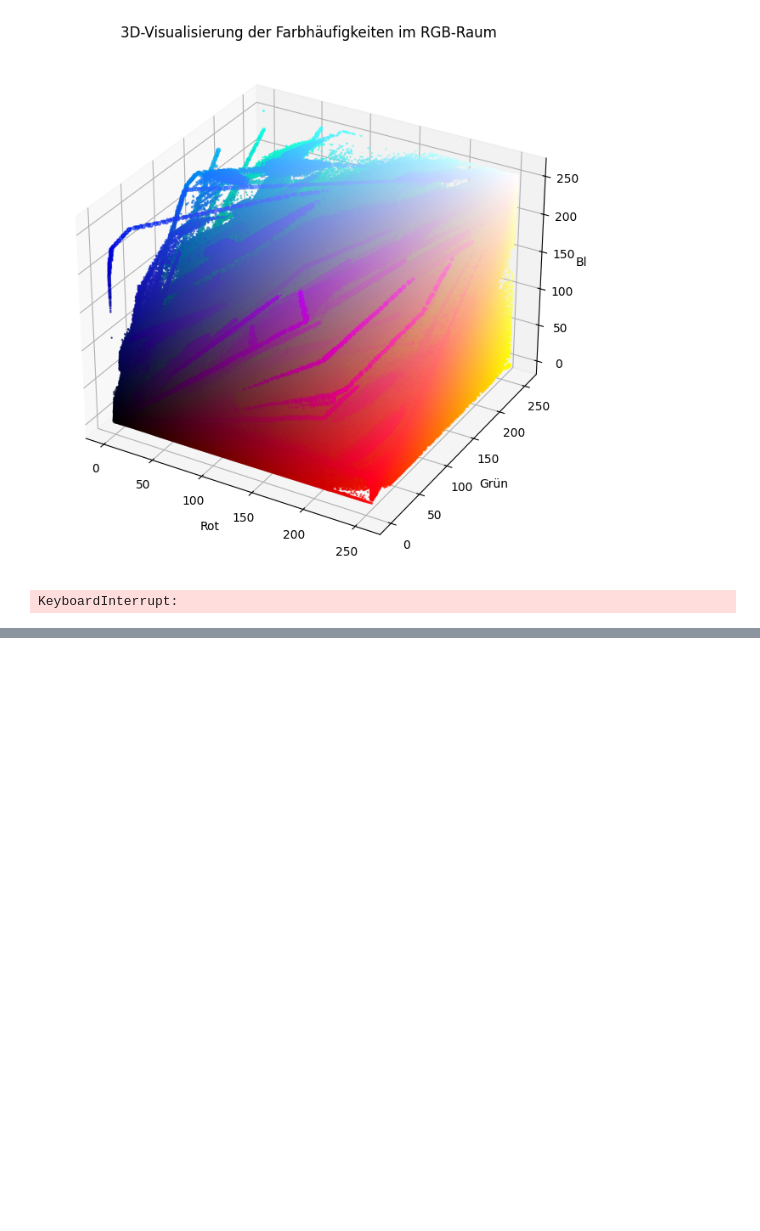
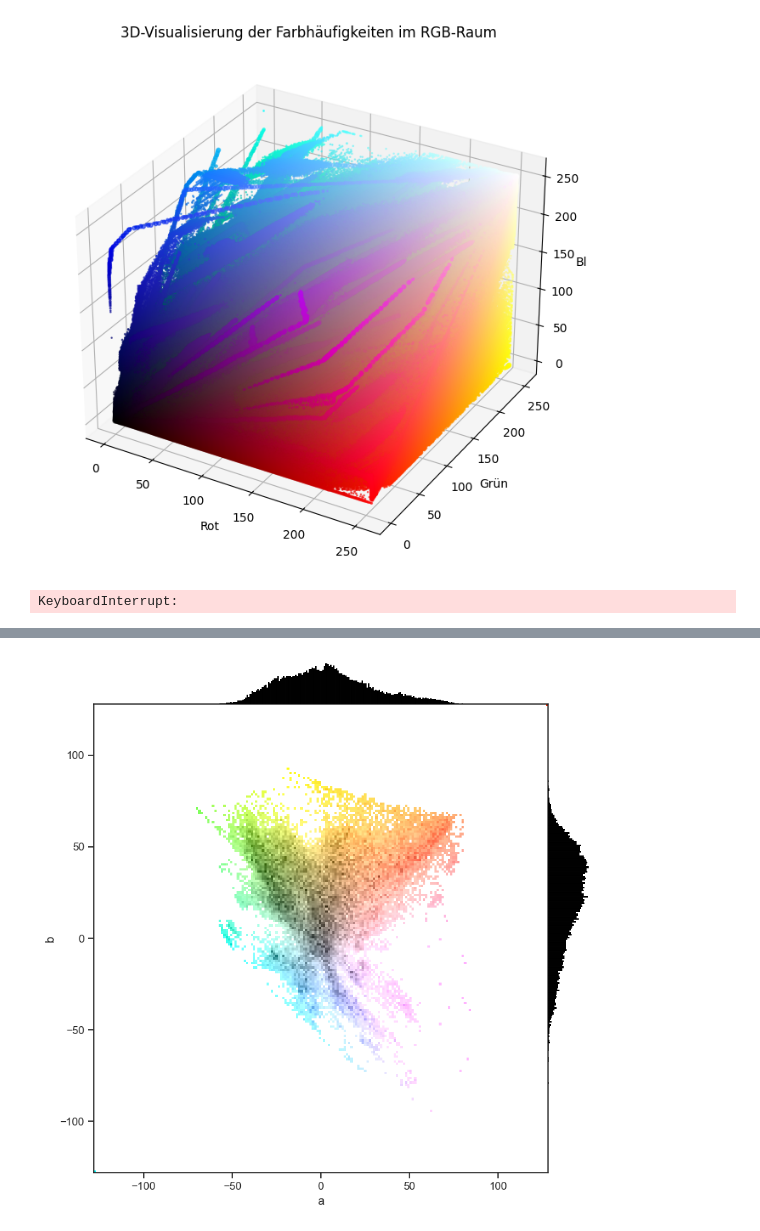
Before and after one commit to DennisGoss99/MasterThesis, a Jupyter notebook: code/dataAnalysis/dataAnalysis.ipynb, the cells around one changed output, grey strips where cells are left out. Cells and saved outputs as stored; diff of their text form; code cells hidden in the pictures; blank space fills up the shorter version.

Commit message:
commit finished lab plots

```diff
--- a/code/dataAnalysis/dataAnalysis.ipynb
+++ b/code/dataAnalysis/dataAnalysis.ipynb
@@ -269,0 +225,79 @@ MemoryError: Unable to allocate 69.6 GiB for an array with shape (2, 4670357504)
+# %%
+import pandas as pd
+import numpy as np
+import seaborn as sns
+import matplotlib.pyplot as plt
+from skimage import io, color
+from mpl_toolkits.axes_grid1 import make_axes_locatable
+
+plot_lim = 128
+
+def plot_ab(a, b, count, bins=65, ax_main=None):
+    if ax_main is None:
+        fig, ax_main = plt.subplots(figsize=(8, 8))
+    else:
+        fig = ax_main.figure
+
+    # Hauptplot
+    counts, y_edges, x_edges = np.histogram2d(b, a, bins=bins)
+    x_centers = (x_edges[1:] + x_edges[:-1]) / 2
+    y_centers = (y_edges[1:] + y_edges[:-1]) / 2
+    ol = 100 - 80 * counts / counts.max()  # Lightness scaled for "beauty"
+    oa, ob = np.meshgrid(x_centers, y_centers)  # color from center of bins
+    ol[counts == 0] = 100.0  # Mask areas with zero counts (white)
+    oa[counts == 0] = 0.0
+    ob[counts == 0] = 0.0
+    lab = np.dstack((ol, oa, ob))
+    rgb = color.lab2rgb(lab)
+    ax_main.pcolormesh(x_edges, y_edges, rgb)
+    ax_main.set_xlabel("a")
+    ax_main.set_ylabel("b")
+    ax_main.set_xlim(-plot_lim,plot_lim)
+    ax_main.set_ylim(-plot_lim,plot_lim)
+
+    # Seiten Histogramme
+    divider = make_axes_locatable(ax_main)
+    ax_histx = divider.append_axes("top", 0.6, pad=0.0, sharex=ax_main)  # Pad auf 0 gesetzt
+    ax_histy = divider.append_axes("right", 0.6, pad=0.0, sharey=ax_main)  # Pad auf 0 gesetzt
+
+    ax_histx.hist(a, bins=300, orientation='vertical', color='black', linewidth=0.1)
+    ax_histy.hist(b, bins=300, orientation='horizontal', color='black', linewidth=0.1)
+
+    ax_histx.axis('off')
+    ax_histy.axis('off')
+
+    ax_histx.set_xlim(ax_main.get_xlim())
+
+    plt.tight_layout()
+    plt.subplots_adjust(wspace=0, hspace=0)  # Entfernt den Abstand zwischen den Plots
+
+    return ax_main
+
+# datasets = ["FreePBR", "Polyhaven", "Poliigon", "Minecraft_1024x", "CsGoFloor_1080x", "combined"]
+datasets = ["1percentminecraftdata"]
+# datasets = ["Minecraft_1024x"]
+
+for data_name in datasets:
+
+    csv_file_path_sorted = f'output/dataSetAnalysis-{data_name}.csv'
+
+    data = pd.read_csv(csv_file_path_sorted)
+    df = pd.DataFrame(data)
+
+    # Convert color strings to RGB tuples
+    df['RGB'] = df['Farbe'].apply(lambda x: tuple(map(int, x.strip("()").split(", "))))
+
+    # Convert from RGB to Lab color space
+    df['Lab'] = df['RGB'].apply(lambda rgb: color.rgb2lab(np.array([[rgb]]) / 255)[0,0])
+
+    df['a'] = df['Lab'].apply(lambda x: x[1])
+    df['b'] = df['Lab'].apply(lambda x: x[2])
+
+    new_row_df = pd.DataFrame([{'a': -plot_lim, 'b': -plot_lim, 'Anzahl': 0}, {'a': plot_lim, 'b': plot_lim, 'Anzahl': 0}])
+    df = pd.concat([df, new_row_df], ignore_index=True)
+
+    df['LogAnzahl'] = np.log(df['Anzahl'] +1).round().astype(int)
+
+    plot_ab(df['a'], df['b'], df['LogAnzahl'], bins=200)
+# %% [output]
+[figure, added]
```
Also changed, not shown: parts of 3 cells of this notebook, 23 other files.
